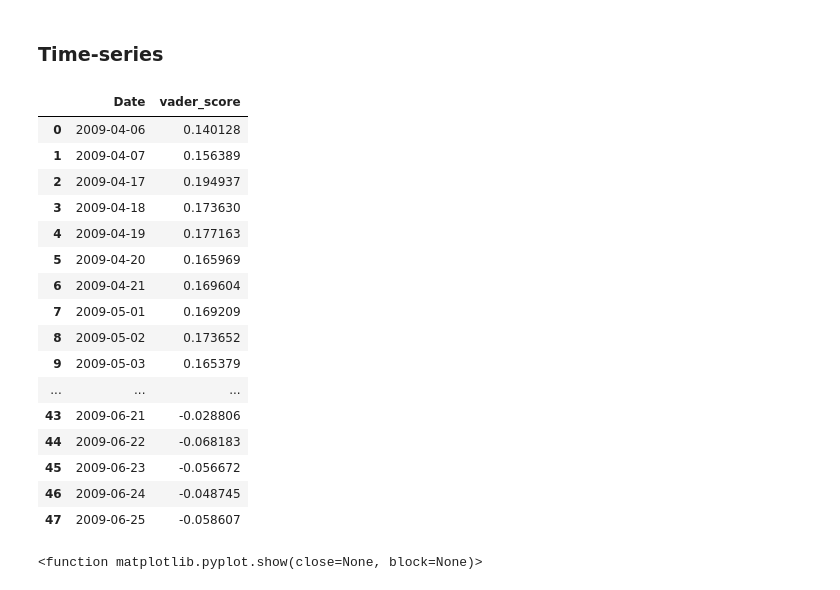
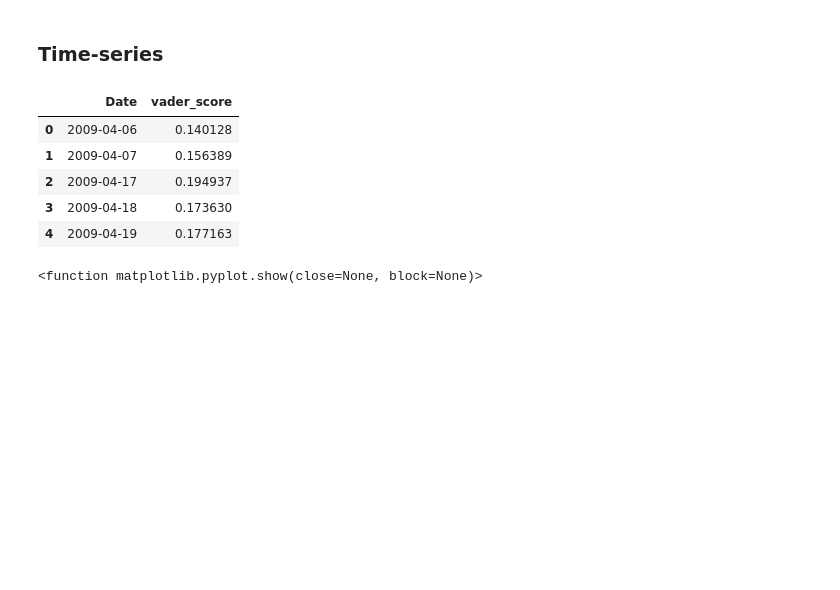
Before and after one commit to coharaCNJ/M.Sc.-Data-Analytics-Semester-2-CA2, a Jupyter notebook: Sentiment_Analysis.ipynb, the cells around one changed output. Drawn from its saved outputs; the diff is of its cells as text; code cells hidden in the pictures; blank space fills up the shorter version.

```diff
--- a/Sentiment_Analysis.ipynb
+++ b/Sentiment_Analysis.ipynb
@@ -132,25 +134,14 @@ tweets.head()
 # %%
 tweets_byday = tweets.groupby(["Date"], as_index=False)["vader_score"].mean()
 # %%
-tweets_byday
+tweets_byday.head()
 # %% [output]
 |  | Date | vader_score |
 | 0 | 2009-04-06 | 0.140128 |
 | 1 | 2009-04-07 | 0.156389 |
 | 2 | 2009-04-17 | 0.194937 |
 | 3 | 2009-04-18 | 0.173630 |
 | 4 | 2009-04-19 | 0.177163 |
-| 5 | 2009-04-20 | 0.165969 |
-| 6 | 2009-04-21 | 0.169604 |
-| 7 | 2009-05-01 | 0.169209 |
-| 8 | 2009-05-02 | 0.173652 |
-| 9 | 2009-05-03 | 0.165379 |
-| ... | ... | ... |
-| 43 | 2009-06-21 | -0.028806 |
-| 44 | 2009-06-22 | -0.068183 |
-| 45 | 2009-06-23 | -0.056672 |
-| 46 | 2009-06-24 | -0.048745 |
-| 47 | 2009-06-25 | -0.058607 |
 # %%
 fig, ax=plt.subplots(figsize=(20, 12))
 
```
Also changed, not shown: parts of 24 cells of this notebook, 7 other files.
